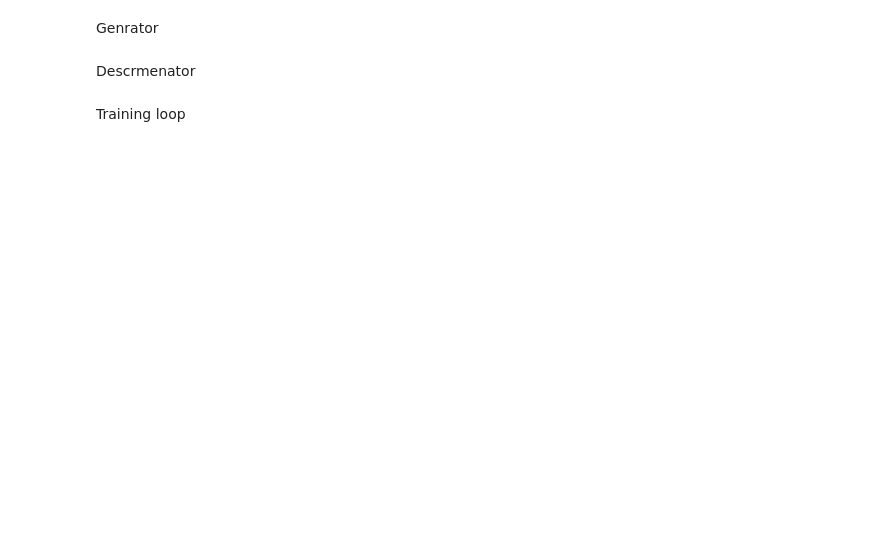
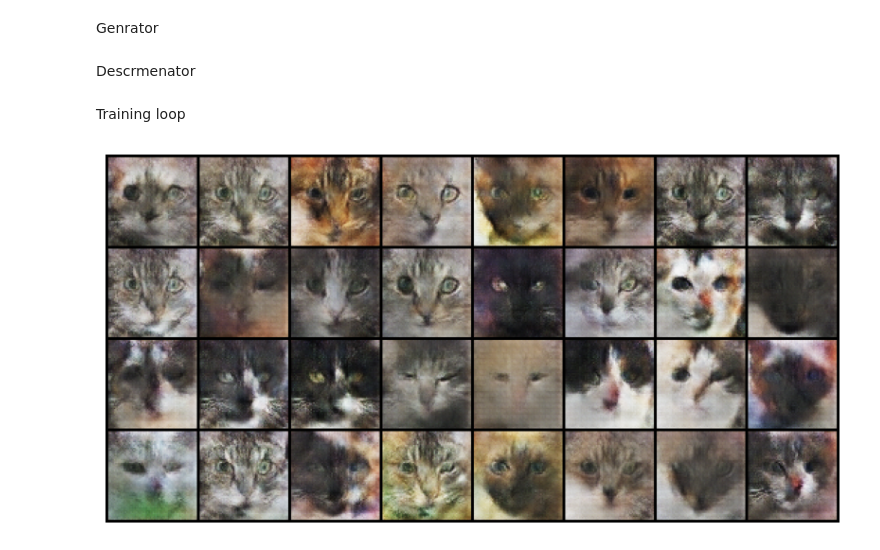
Before and after one commit to naghamo/Cats_GAN, a Jupyter notebook: cats-gan.ipynb, the cells around one changed output. Drawn from its saved outputs; the diff is of its cells as text; code cells hidden in the pictures; blank space fills up the shorter version.

```diff
--- a/cats-gan.ipynb
+++ b/cats-gan.ipynb
@@ -28,0 +90,18 @@ class G()
+# %%
+generator = nn.Sequential(
+    nn.ConvTranspose2d(latent_size, 512, kernel_size=4, stride=1, padding=0, bias=False),
+    nn.BatchNorm2d(512),
+    nn.ReLU(True),
+    nn.ConvTranspose2d(512, 256, kernel_size=4, stride=2, padding=1, bias=False),
+    nn.BatchNorm2d(256),
+    nn.ReLU(True),
+    nn.ConvTranspose2d(256, 128, kernel_size=4, stride=2, padding=1, bias=False),
+    nn.BatchNorm2d(128),
+    nn.ReLU(True),
+    nn.ConvTranspose2d(128, 64, kernel_size=4, stride=2, padding=1, bias=False),
+    nn.BatchNorm2d(64),
+    nn.ReLU(True),
+    nn.ConvTranspose2d(64, 3, kernel_size=4, stride=2, padding=1, bias=False),
+    nn.Tanh()
+)
+generator = to_device(generator, device)
@@ -36,0 +210,21 @@ T
+# %%
+def reproduce():
+    model_path="project_g.pkl"
+    generator.load_state_dict(torch.load(model_path, map_location=device))
+    generator.eval()
+    # torch.cuda.manual_seed(42)
+    # Generate images
+    fixed_latent = torch.randn(32, latent_size, 1, 1, device=device)
+    with torch.no_grad():
+        fake_images = generator(fixed_latent)
+
+    # Save the generated images
+    save_image(denorm(fake_images), "reproduced_images.png", nrow=8)
+    #Plot the images
+    plt.figure(figsize=(10, 20))
+    plt.axis("off")
+    plt.imshow(make_grid(denorm(fake_images).cpu(), nrow=8).permute(1, 2, 0))
+    plt.show()
+reproduce()
+# %% [output]
+[figure, added]
```
Also changed, not shown: parts of 14 cells of this notebook.
